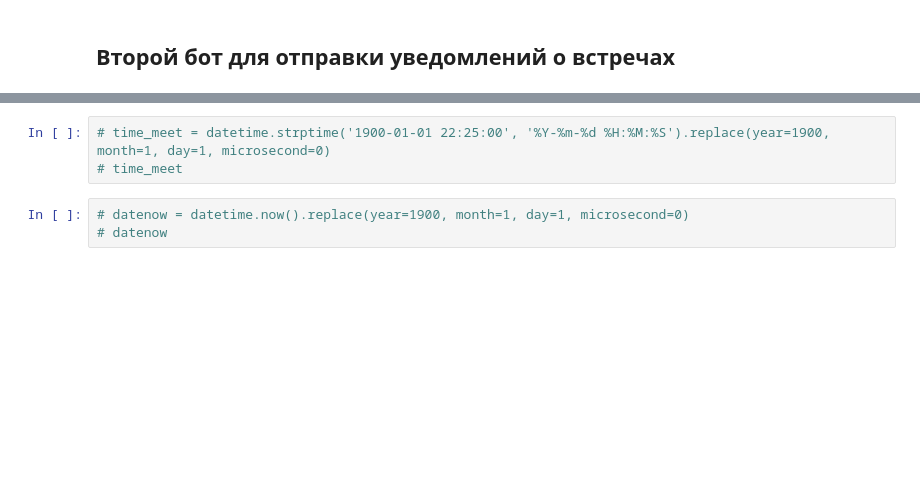
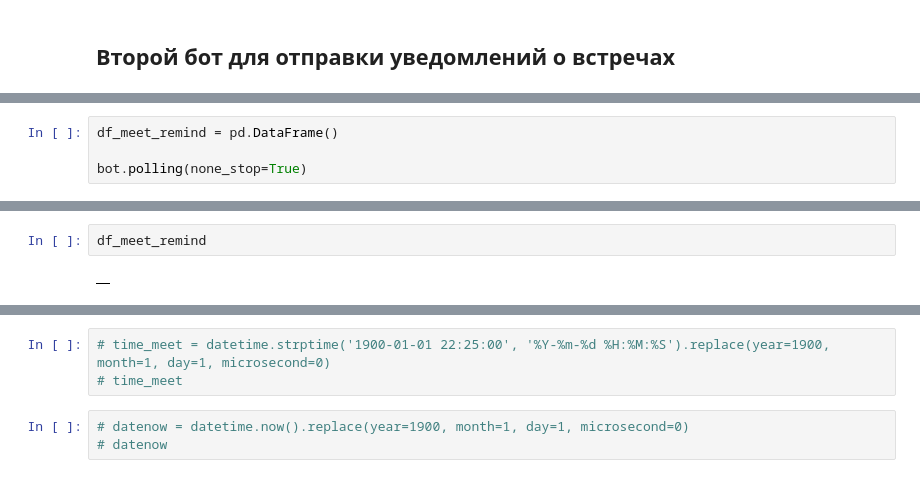
Before and after one commit to AlexKoffMSK/DS-15, a Jupyter notebook: ДЗ/Бот_встречи/Untitled2.ipynb, the cells around one changed output, grey strips where cells are left out. Drawn from its saved outputs; the diff is of its cells as text; blank space fills up the shorter version.

```diff
--- a/ДЗ/Бот_встречи/Untitled2.ipynb
+++ b/ДЗ/Бот_встречи/Untitled2.ipynb
@@ -105,0 +100,4 @@ time_diff=0:01:53
+# %%
+df_meet_remind = pd.DataFrame()
+
+bot.polling(none_stop=True)
@@ -105,0 +122,4 @@ time_diff=0:01:53
+# %%
+df_meet_remind
+# %% [output]
+|  |
```
Also changed, not shown: parts of 11 cells of this notebook, 8 other files.
